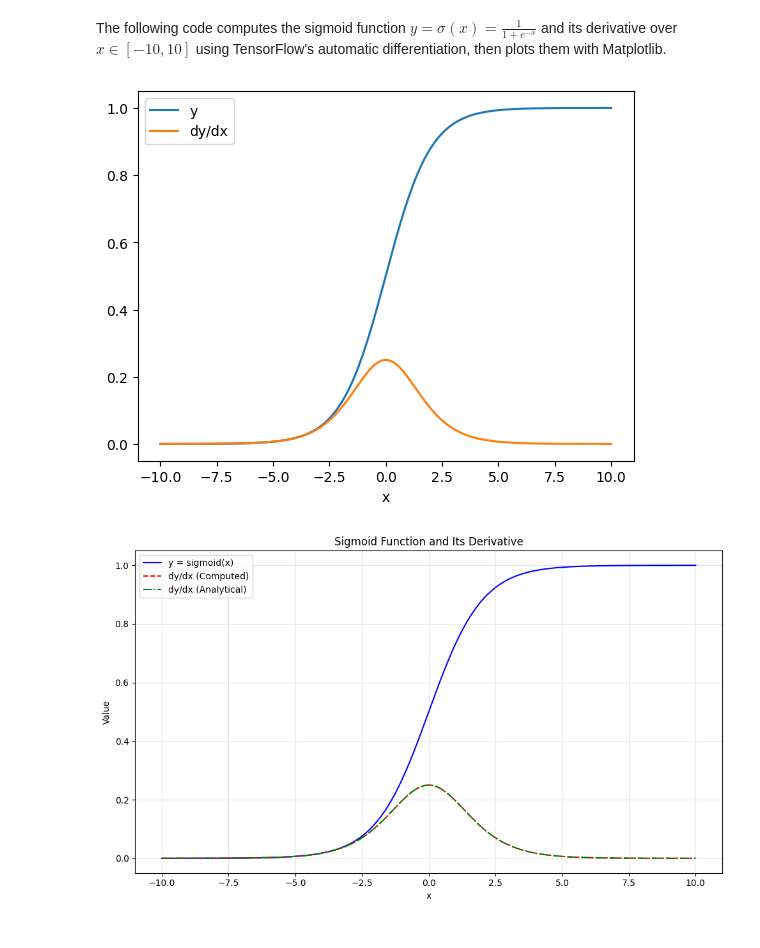
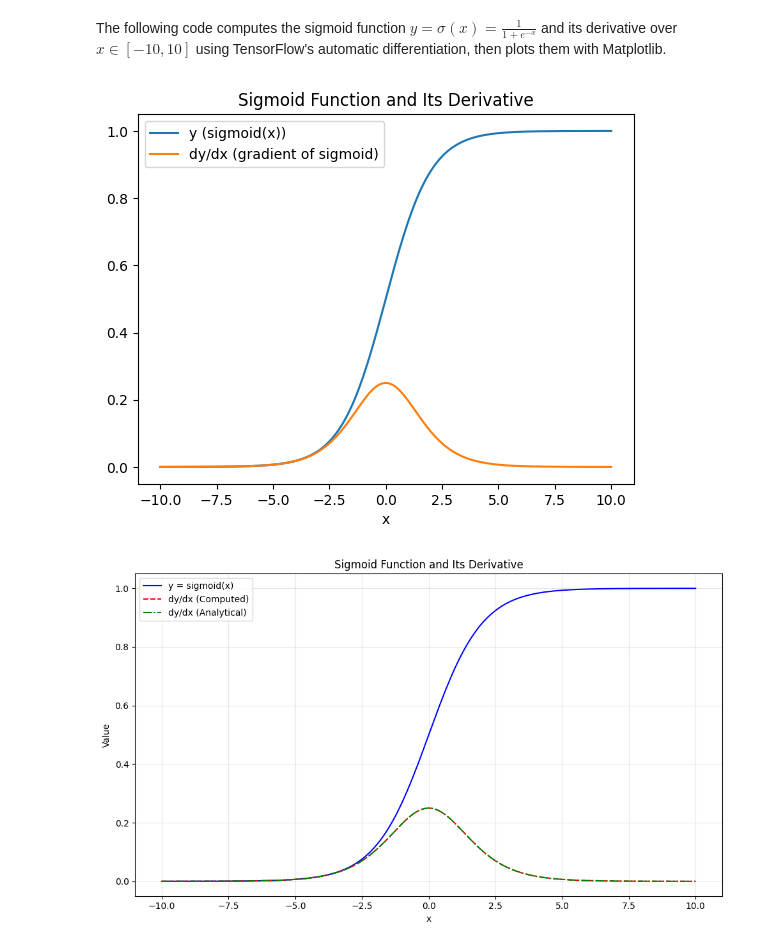
Before and after one commit to santiago-cruzlopez/WLV-MSc-AI, a Jupyter notebook: 02_Deep_Machine_Learning/W1_Intro_DeepML/02_Gradient.ipynb, the cells around one changed output. Saved outputs shown, nothing was run; the diff lists cells and outputs as text; code cells hidden in the pictures.

```diff
--- a/02_Deep_Machine_Learning/W1_Intro_DeepML/02_Gradient.ipynb
+++ b/02_Deep_Machine_Learning/W1_Intro_DeepML/02_Gradient.ipynb
@@ -143,23 +143,23 @@ The following code computes the sigmoid function $  y = \sigma(x) = \frac{1}{1 +
 # %%
 import numpy as np
 import matplotlib.pyplot as plt
 import tensorflow as tf
 
 x = tf.linspace(-10.0, 10.0, 200+1)
 
 with tf.GradientTape() as tape:
   tape.watch(x)
   y = tf.nn.sigmoid(x)
 
 dy_dx = tape.gradient(y, x)
 
-plt.plot(x, y, label='y')
-plt.plot(x, dy_dx, label='dy/dx')
-plt.title()
+plt.plot(x, y, label='y (sigmoid(x))')
+plt.plot(x, dy_dx, label='dy/dx (gradient of sigmoid)')
+plt.title('Sigmoid Function and Its Derivative')
 plt.legend()
 _ = plt.xlabel('x')
 # %% [output]
-[figure, old version]
+[figure, new version]
 # %%
 import numpy as np
 import matplotlib.pyplot as plt
```
Also changed, not shown: parts of 1 cell of this notebook, 1 other file.
